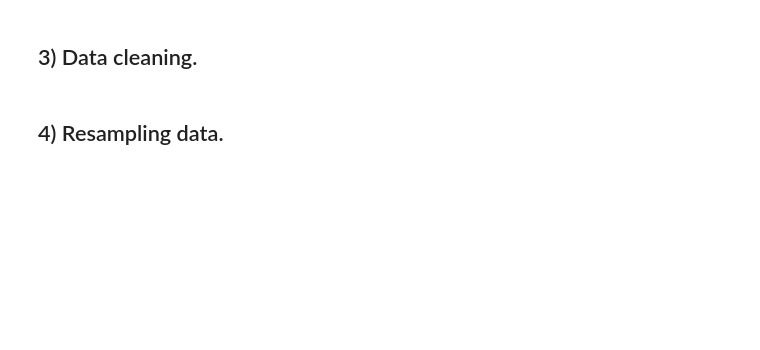
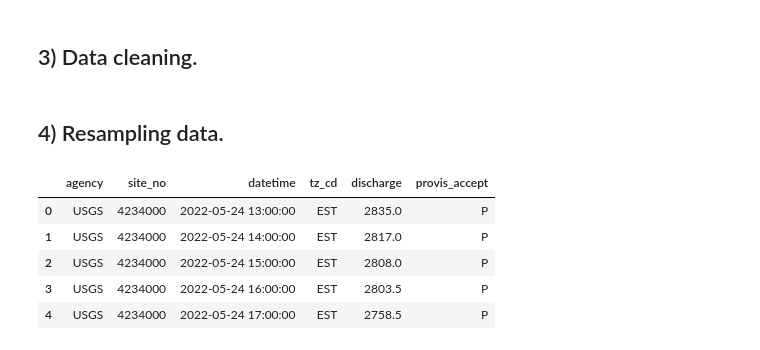
Before and after one commit to alex-l-young/pydrology, a Jupyter notebook: Examples/usgs_data_request.ipynb, the cells around one changed output. Drawn from its saved outputs; the diff is of its cells as text; code cells hidden in the pictures; blank space fills up the shorter version.

```diff
--- a/Examples/usgs_data_request.ipynb
+++ b/Examples/usgs_data_request.ipynb
@@ -75,6 +75,14 @@ KeyError: 'time'
 # %%
 # Upsampling or downsampling data.
 # New time step in minutes.
 new_dt = 60
 gage_data_column = 'discharge'
-resample_gage_data(gage_df, dt, gage_data_col_name)
+resample_df = usgs_data.resample_gage_data(gage_df, new_dt, gage_data_column)
+resample_df.head()
+# %% [output]
+|  | agency | site_no | datetime | tz_cd | discharge | provis_accept |
+| 0 | USGS | 4234000 | 2022-05-24 13:00:00 | EST | 2835.0 | P |
+| 1 | USGS | 4234000 | 2022-05-24 14:00:00 | EST | 2817.0 | P |
+| 2 | USGS | 4234000 | 2022-05-24 15:00:00 | EST | 2808.0 | P |
+| 3 | USGS | 4234000 | 2022-05-24 16:00:00 | EST | 2803.5 | P |
+| 4 | USGS | 4234000 | 2022-05-24 17:00:00 | EST | 2758.5 | P |
```
Also changed, not shown: parts of 1 cell of this notebook, 1 other file.
